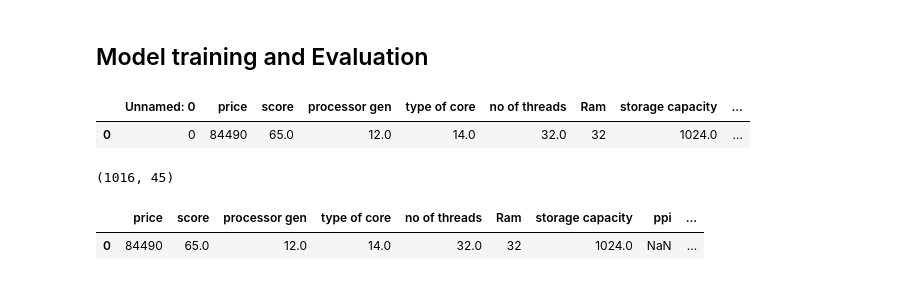
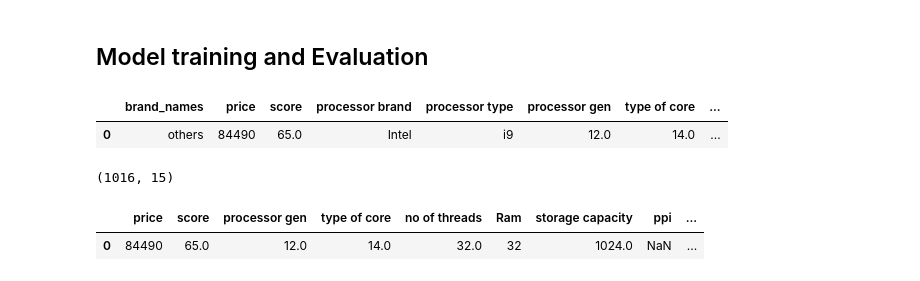
Before and after one commit to anktd23/laptop-price-prediction, a Jupyter notebook: Notebook/model_training/model_training.ipynb, the cells around one changed output. Drawn from its saved outputs; the diff is of its cells as text; code cells hidden in the pictures.

```diff
--- a/Notebook/model_training/model_training.ipynb
+++ b/Notebook/model_training/model_training.ipynb
@@ -35,17 +35,17 @@ warnings.filterwarnings("ignore")
 %matplotlib inline
 # %%
 # import cleaned data
-data = pd.read_csv('preprocessed_data.csv')
+df = pd.read_csv('cleaned_data.csv')
 # %%
 pd.set_option('display.max_columns',None)
 pd.set_option('display.max_rows',None)
 # %%
-data.head(1)
+df.head(1)
 # %% [output]
-|  | Unnamed: 0 | price | score | processor gen | type of core | no of threads | Ram | storage capacity | ... |
-| 0 | 0 | 84490 | 65.0 | 12.0 | 14.0 | 32.0 | 32 | 1024.0 | ... |
+|  | brand_names | price | score | processor brand | processor type | processor gen | type of core | ... |
+| 0 | others | 84490 | 65.0 | Intel | i9 | 12.0 | 14.0 | ... |
 # %%
 # checking shape of dataset
-data.shape
+df.shape
 # %% [output]
-(1016, 45)
+(1016, 15)
```
Also changed, not shown: parts of 66 cells of this notebook, 11 other files.
